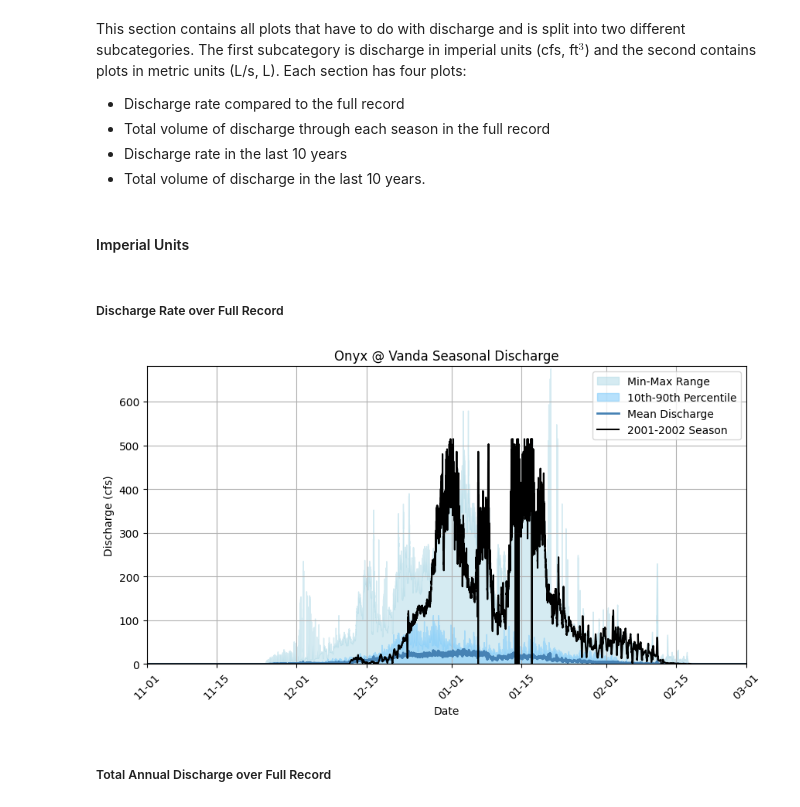
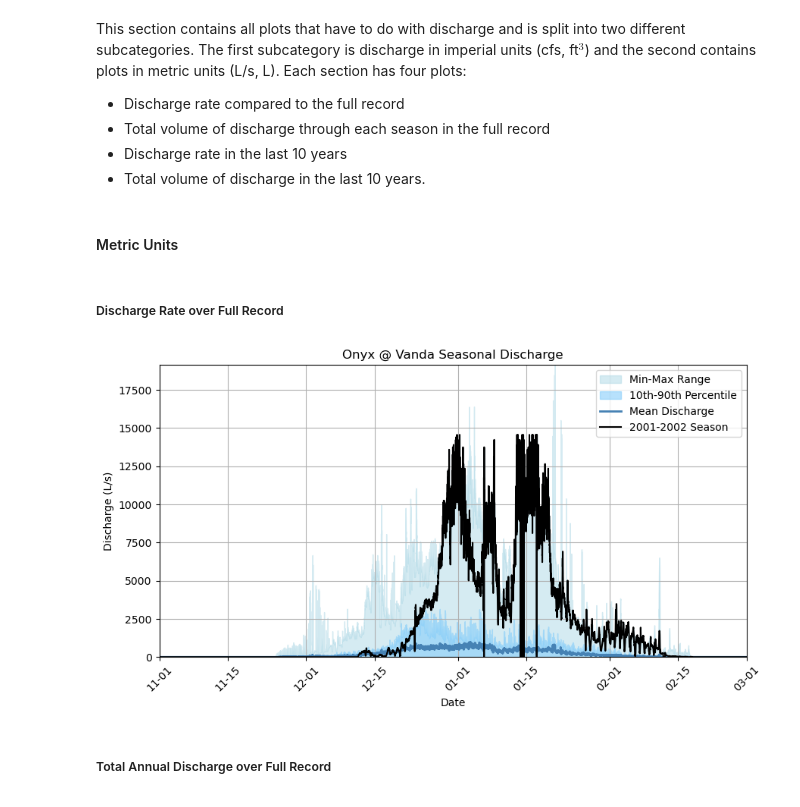
Before and after one commit to jaredcoll/mcm-lter-stream-data, a Jupyter notebook: data-visualization-scripts/Onyx River at Lake Vanda.ipynb, the cells around one changed output. Drawn from its saved outputs; the diff is of its cells as text; code cells hidden in the pictures.

Commit message:
gsa plots

```diff
--- a/data-visualization-scripts/Onyx River at Lake Vanda.ipynb
+++ b/data-visualization-scripts/Onyx River at Lake Vanda.ipynb
@@ -23,9 +22,11 @@ import matplotlib.dates as mdates
 import matplotlib.pyplot as plt
 import numpy as np
 import pandas as pd
+import requests
 
 # Importing data set from MCM online repository
-STREAM_DF=pd.read_csv('https://pasta.lternet.edu/package/data/eml/knb-lter-mcm/9022/13/91466c957e57c8ee0d5e765f6100843e',dtype={'dischg_com':'str', 'comments':'str','water_temp_qlty':'str','conductivity_qlty':'str'})
+STREAM_DF=pd.read_csv('https://pasta.lternet.edu/package/data/eml/knb-lter-mcm/9022/14/b383b37024d09bf2c6466d8bc0119282'.strip()+'?key='+myEDIAccessKey,
+                      dtype={'dischg_com':'str', 'comments':'str','water_temp_qlty':'str','conductivity_qlty':'str'})
 
 # Formatting the data set so that the 'date_time' column is in the proper format and
 STREAM_DF['date_time'] = pd.to_datetime(STREAM_DF['date_time'], format='mixed')
@@ -51,10 +52,10 @@ filtered_df = full_dates.merge(STREAM_DF, on='date_time', how='left')
 
 # Fill missing discharge values with 0 for averaging
 ### NEED TO CHANGE THIS LOGIC; ONLY WANT TO COUNT AS 0 IF BEFORE OR AFTER START/END OF FLOW
-filtered_df['discharge_rate'] = filtered_df['discharge_rate'].fillna(0)
+filtered_df['discharge_ls'] = filtered_df['discharge_ls'].fillna(0)
 
 # Convert l/s to CFS and CFD
-filtered_df['cfs'] = (filtered_df['discharge_rate'] * 0.0353146667)
+filtered_df['cfs'] = (filtered_df['discharge_ls'] * 0.0353146667)
 
 # Ensure date column is still in date-time format after data merge
 filtered_df['date_time'] = pd.to_datetime(filtered_df['date_time'])
@@ -101,7 +102,7 @@ This section contains all plots that have to do with discharge and is split into
 - Discharge rate in the last 10 years
 - Total volume of discharge in the last 10 years.
 # %% [markdown]
-#### Imperial Units
+#### Metric Units
 # %% [markdown]
 ##### Discharge Rate over Full Record
 # %%
@@ -113,7 +114,8 @@ season_data.loc[:, 'plot_date'] = season_data['mdhm'].apply(lambda x: f'2000-{x}
 season_data['plot_date'] = pd.to_datetime(season_data['plot_date'], format='%Y-%m-%d %H:%M')
 
 # Group by time of year and calculate summary statistics for each time point
-stats = (filtered_df.groupby('mdhm')['cfs'].agg(mean_discharge='mean',min_discharge='min',max_discharge='max',perc_10=lambda x: np.percentile(x, 10),perc_90=lambda x: np.percentile(x, 90),).reset_index())
+stats = (filtered_df.groupby('mdhm')['discharge_ls'].agg(mean_discharge='mean', min_discharge='min', max_discharge='max',
+                                                         perc_10=lambda x: np.percentile(x, 10),perc_90=lambda x: np.percentile(x, 90),).reset_index())
 
 # Remove February 29 from the dataset (again)
 stats = stats[stats['mdhm'] != '02-29']
@@ -125,36 +127,36 @@ stats = stats.sort_values(by='plot_date')
 
 # Generate plot
 fig, ax = plt.subplots(figsize=(10, 5))
 
 # Light blue shading for min-max range
 ax.fill_between(stats['plot_date'],stats['min_discharge'],stats['max_discharge'],color='lightblue',alpha=0.5,label='Min-Max Range',)
 
 # Darker blue shading for 10th-90th percentile
 ax.fill_between(stats['plot_date'],stats['perc_10'],stats['perc_90'],color='lightskyblue',alpha=0.6,label='10th-90th Percentile',)
 
 # Dark blue line for the average over full record
 ax.plot(stats['plot_date'],stats['mean_discharge'],color='steelblue',linewidth=2,label='Mean Discharge',)
 
 # Black line for selected season data
-ax.plot(season_data['plot_date'],season_data['cfs'],color='black',linewidth=1.5,label=f'{selected_season} Season',)
+ax.plot(season_data['plot_date'],season_data['discharge_ls'],color='black',linewidth=1.5,label=f'{selected_season} Season',)
 
 # Axis limits
 ax.set_xlim([pd.to_datetime('2000-11-01'), pd.to_datetime('2001-03-01')])
 ax.set_ylim([0, stats['max_discharge'].max() + 5])
 
 # Label, title, and legend generation
 ax.set_xlabel('Date')
-ax.set_ylabel('Discharge (cfs)')
+ax.set_ylabel('Discharge (L/s)')
 ax.set_title('Onyx @ Vanda Seasonal Discharge')
 ax.legend()
 
 #Final formatting
 ax.grid(True)
 ax.xaxis.set_major_formatter(mdates.DateFormatter('%m-%d'))
 plt.xticks(rotation=45)
 plt.show()
 # %% [output]
-[figure, old version]
+[figure, new version]
 # %% [markdown]
 ##### Total Annual Discharge over Full Record
 # %%
```
Also changed, not shown: parts of 2 cells of this notebook, 2 other files.
